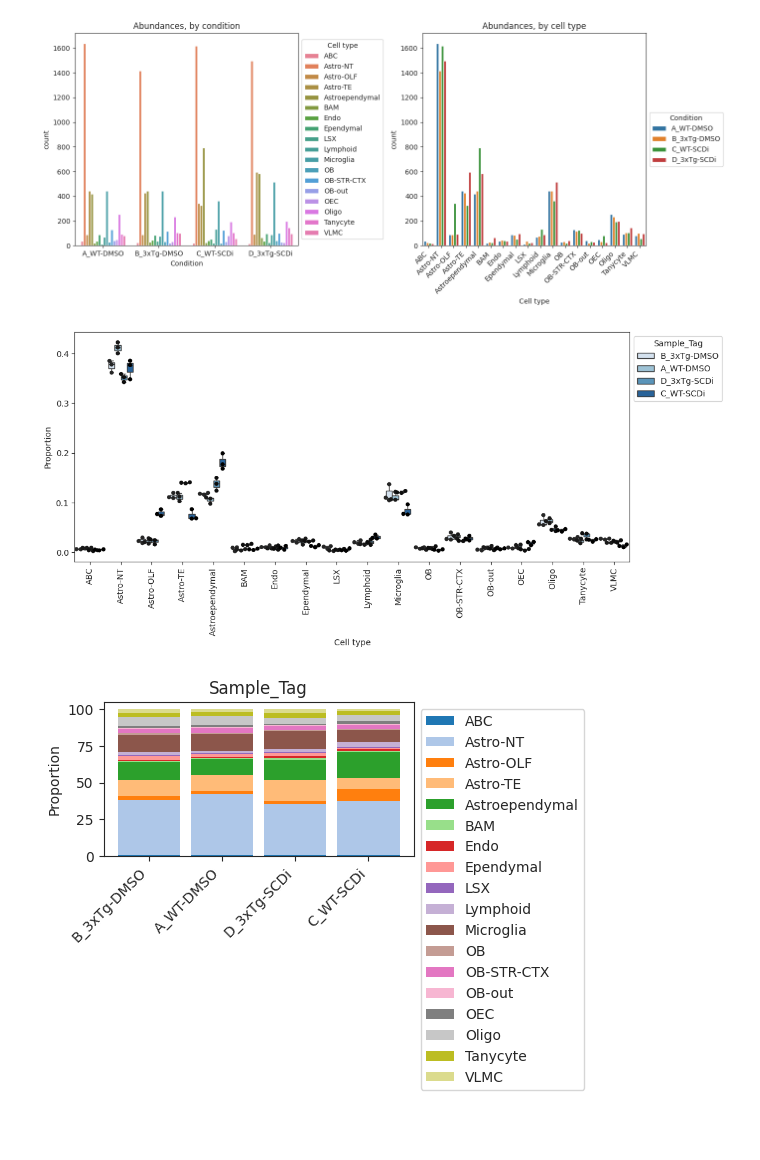
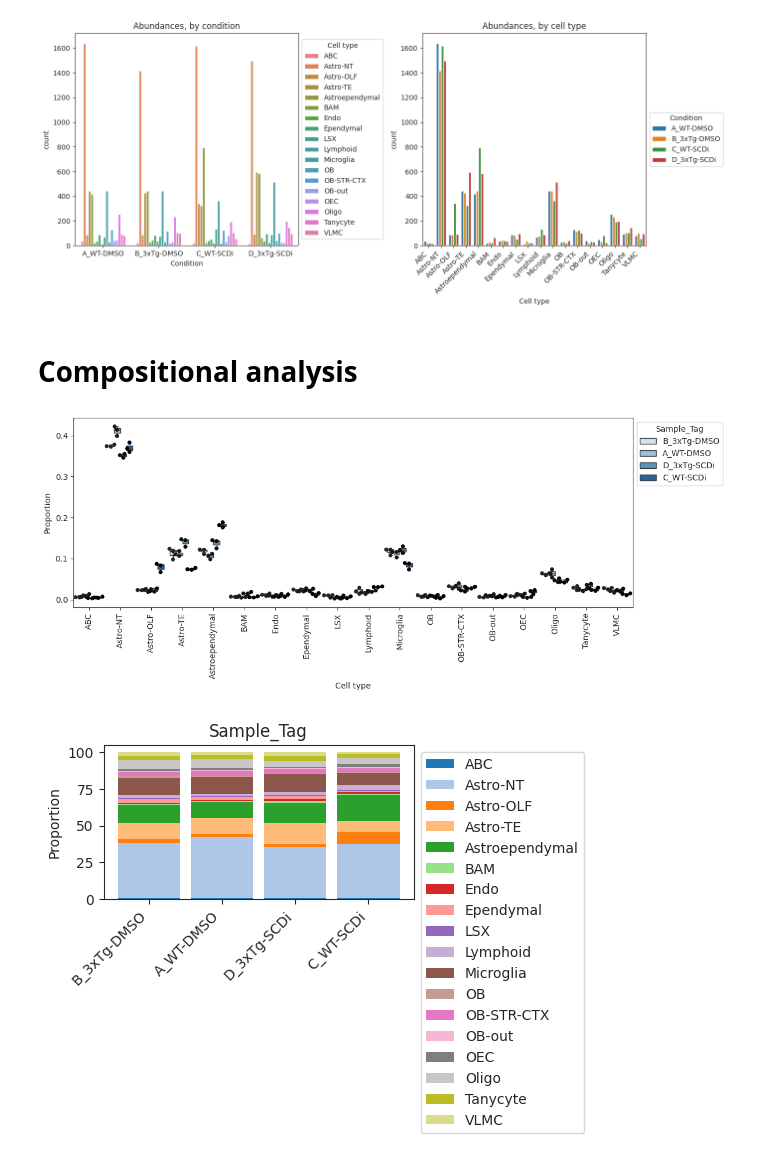
Before and after one commit to Xavier919/scRNAseq_analysis, a Jupyter notebook: notebook3.ipynb, the cells around one changed output. Saved outputs shown, nothing was run; the diff lists cells and outputs as text; code cells hidden in the pictures; blank space fills up the shorter version.

```diff
--- a/notebook3.ipynb
+++ b/notebook3.ipynb
@@ -135,6 +140,8 @@ plt.tight_layout()
 plt.show()
 # %% [output]
 [figure]
+# %% [markdown]
+# Compositional analysis
 # %%
 sccoda_model = pt.tl.Sccoda()
 sccoda_data = sccoda_model.load(
@@ -148,14 +155,16 @@ sccoda_data = sccoda_model.load(
 # %%
 pt.pl.coda.boxplots(
     sccoda_data,
     modality_key="coda",
     feature_name="Sample_Tag",
     figsize=(12, 5),
     add_dots=True,
 )
+plt.tight_layout()
+plt.savefig('figures/coda_boxplots.png',bbox_inches='tight')
 plt.show()
 # %% [output]
-[figure, old version]
+[figure, new version]
 # %%
 pt.pl.coda.stacked_barplot(
     sccoda_data, modality_key="coda", feature_name="Sample_Tag", figsize=(4, 2)
```
Also changed, not shown: parts of 10 cells of this notebook, 3 other files.
